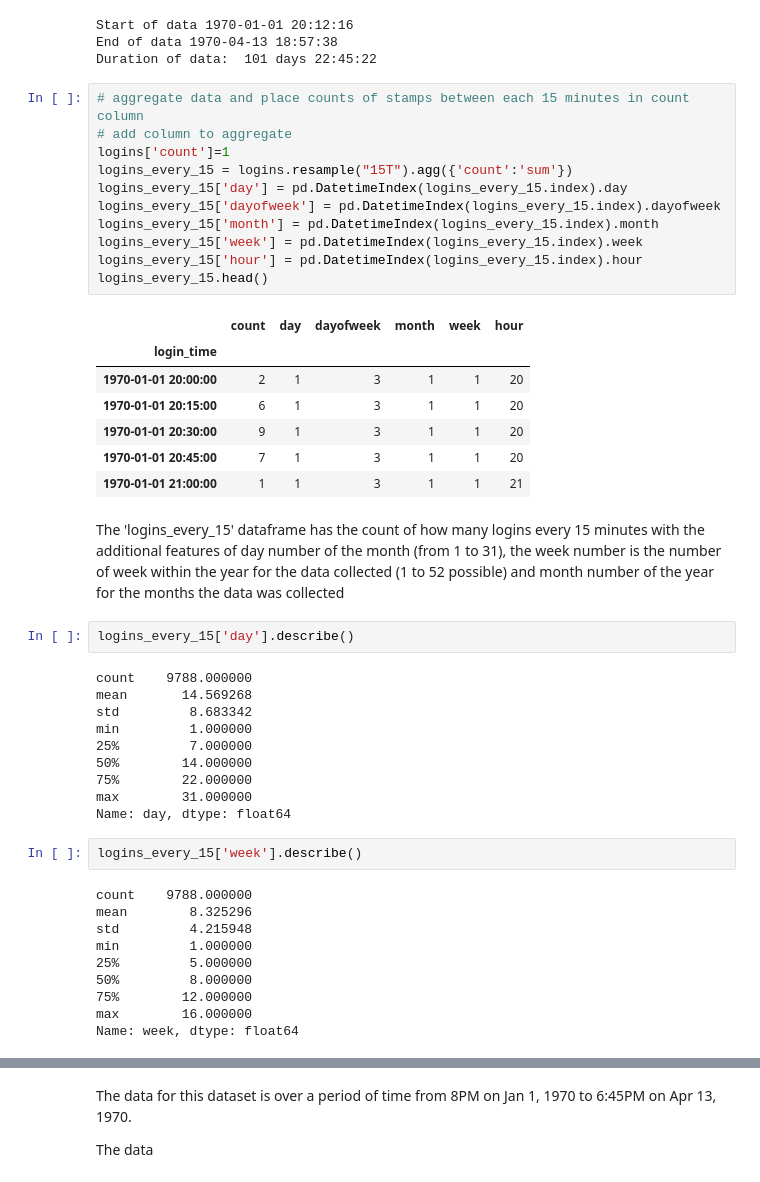
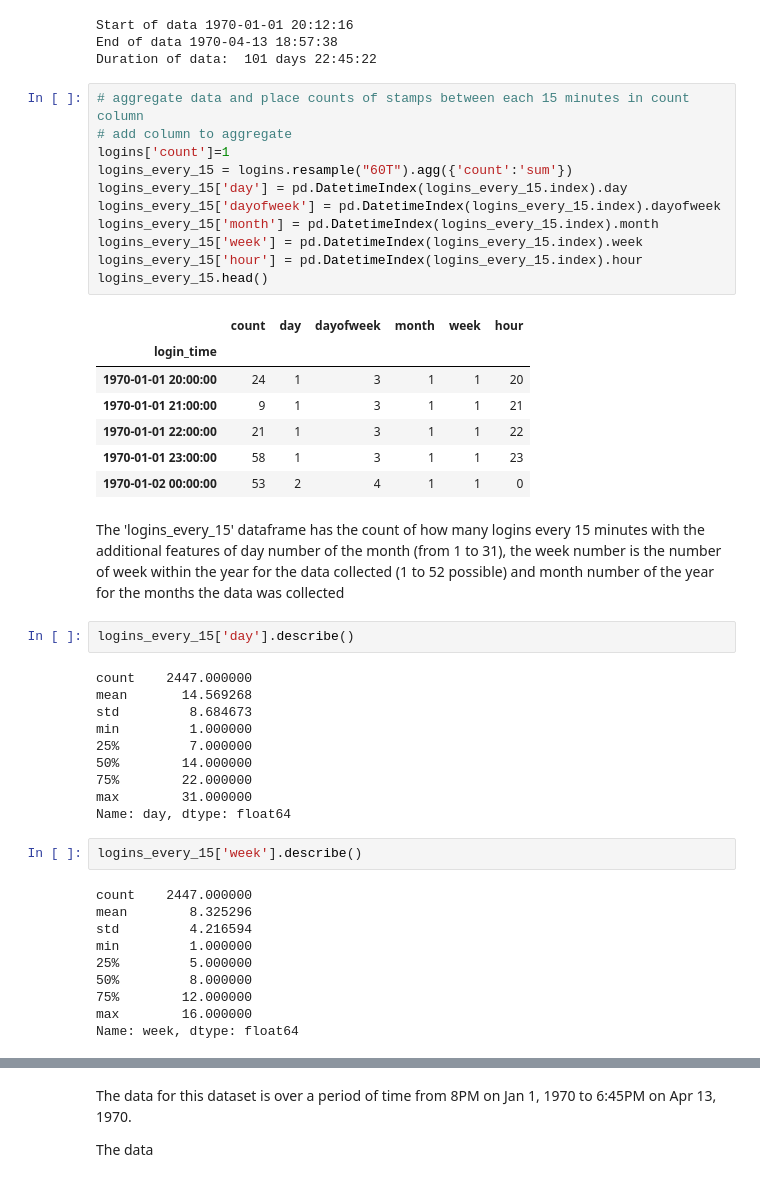
Before and after one commit to bspoonmore/Case_Studies, a Jupyter notebook: Interview_Challenge1.ipynb, the cells around one changed output, grey strips where cells are left out. Drawn from its saved outputs; the diff is of its cells as text.

```diff
--- a/Interview_Challenge1.ipynb
+++ b/Interview_Challenge1.ipynb
@@ -94,30 +94,30 @@ Duration of data:  101 days 22:45:22
 # %%
 # aggregate data and place counts of stamps between each 15 minutes in count column
 # add column to aggregate
 logins['count']=1
-logins_every_15 = logins.resample("15T").agg({'count':'sum'})
+logins_every_15 = logins.resample("60T").agg({'count':'sum'})
 logins_every_15['day'] = pd.DatetimeIndex(logins_every_15.index).day
 logins_every_15['dayofweek'] = pd.DatetimeIndex(logins_every_15.index).dayofweek
 logins_every_15['month'] = pd.DatetimeIndex(logins_every_15.index).month
 logins_every_15['week'] = pd.DatetimeIndex(logins_every_15.index).week
 logins_every_15['hour'] = pd.DatetimeIndex(logins_every_15.index).hour
 logins_every_15.head()
 # %% [output]
 |  | count | day | dayofweek | month | week | hour |
 | login_time |  |  |  |  |  |  |
-| 1970-01-01 20:00:00 | 2 | 1 | 3 | 1 | 1 | 20 |
-| 1970-01-01 20:15:00 | 6 | 1 | 3 | 1 | 1 | 20 |
-| 1970-01-01 20:30:00 | 9 | 1 | 3 | 1 | 1 | 20 |
-| 1970-01-01 20:45:00 | 7 | 1 | 3 | 1 | 1 | 20 |
-| 1970-01-01 21:00:00 | 1 | 1 | 3 | 1 | 1 | 21 |
+| 1970-01-01 20:00:00 | 24 | 1 | 3 | 1 | 1 | 20 |
+| 1970-01-01 21:00:00 | 9 | 1 | 3 | 1 | 1 | 21 |
+| 1970-01-01 22:00:00 | 21 | 1 | 3 | 1 | 1 | 22 |
+| 1970-01-01 23:00:00 | 58 | 1 | 3 | 1 | 1 | 23 |
+| 1970-01-02 00:00:00 | 53 | 2 | 4 | 1 | 1 | 0 |
 # %% [markdown]
 The 'logins_every_15' dataframe has the count of how many logins every 15 minutes with the additional features of day number of the month (from 1 to 31), the week number is the number of week within the year for the data collected (1 to 52 possible) and month number of the year for the months the data was collected
 # %%
 logins_every_15['day'].describe()
 # %% [output]
-count    9788.000000
+count    2447.000000
 mean       14.569268
-std         8.683342
+std         8.684673
 min         1.000000
 25%         7.000000
 50%        14.000000
@@ -127,9 +127,9 @@ Name: day, dtype: float64
 # %%
 logins_every_15['week'].describe()
 # %% [output]
-count    9788.000000
+count    2447.000000
 mean        8.325296
-std         4.215948
+std         4.216594
 min         1.000000
 25%         5.000000
 50%         8.000000
```
Also changed, not shown: parts of 17 cells of this notebook.
